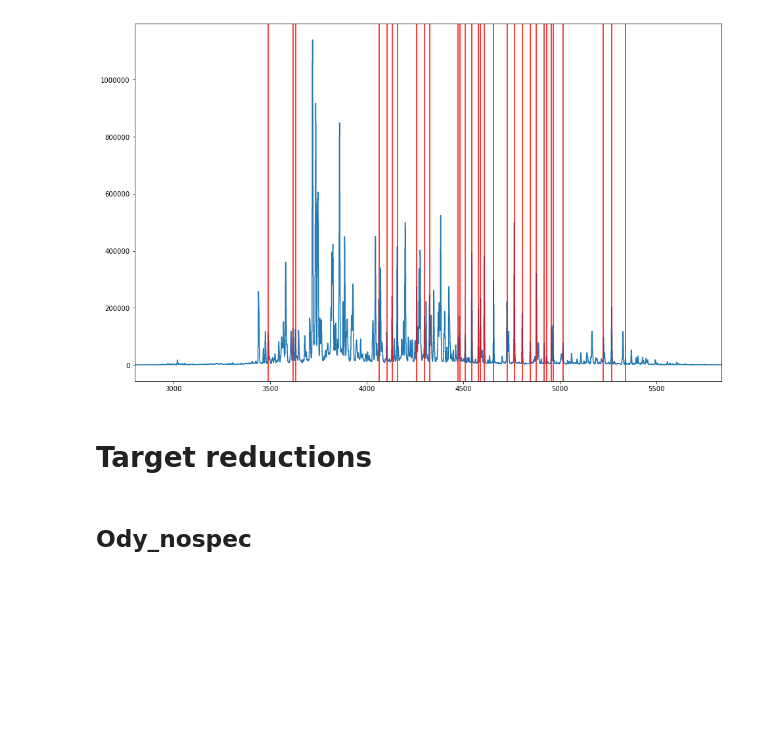
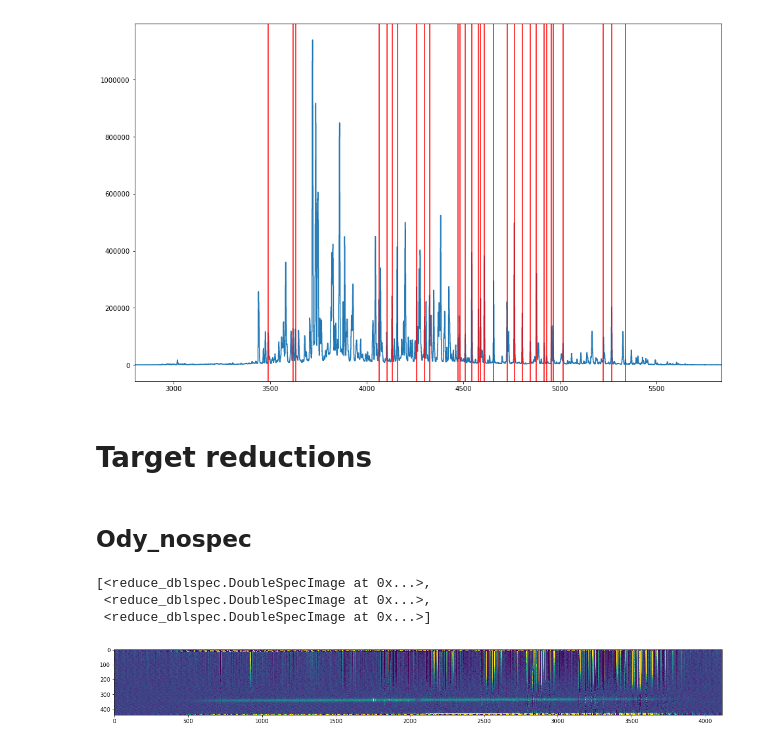
Before and after one commit to deerow22/data_reduction_scrap, a Jupyter notebook: my data reduction_scrap.ipynb, the cells around one changed output. Drawn from its saved outputs; the diff is of its cells as text; code cells hidden in the pictures; blank space fills up the shorter version.

```diff
--- a/my data reduction_scrap.ipynb
+++ b/my data reduction_scrap.ipynb
@@ -424 +429,42 @@ bspecs = [reduce_dblspec.DoubleSpecImage(fn).overscan_sub_and_trim().flatten(bnf
 bcomb = reduce_dblspec.combine_imgs(bspecs)
+# %%
+#exploring combine_imgs to see what its doing
+
+#bspecs is a list of the found 3 images with target name
+bspecs
+
+#what is unc in the module -- a parameter (data, unc, header, side)
+#bspecs[1].unc #uncertainities (std) by pixel
+#bspecs[1].data # array with image data
+
+#help(bspecs[1]) #tells all the parameters, methods for one Dbspec image file
+# %% [output]
+[<reduce_dblspec.DoubleSpecImage at 0x...>,
+ <reduce_dblspec.DoubleSpecImage at 0x...>,
+ <reduce_dblspec.DoubleSpecImage at 0x...>]
+# %%
+#Red side, reduce & combining
+
+#similar to blue cell above
+rspecs = [reduce_dblspec.DoubleSpecImage(fn).overscan_sub_and_trim().flatten(rnfl)
+          for fn in reduce_dblspec.find_all_obj('Ody_nospec','20170518/red*.fits')]
+rcomb = reduce_dblspec.combine_imgs(rspecs)
+# %%
+#sky subtraction from 2D image
+
+plt.figure(figsize=(20,10)) #setting up fig size
+#not sure how got these values tho..pixels? did look at image & guess?
+skyaps = [(280,310),(380,410)] #sky aperatures-part to subtract sky lines from in spatial direction
+#[lower bound pixel location, upper bound pixel location] = (edge of area of targets spectrum)
+
+#this part does sky subtraction from the 2D image of target data
+subimg, models = rcomb.subtract_sky(skyaps, skymodel=modeling.models.Linear1D(1,0))
+#sky model is one of the defined models in astropy.modeling package - 1D line (slope,intercept); if none then just subtracts mean
+#model is what it should look like so removes residuals(sky lines in this case b/c most noise gone in overscan)
+#model will fit along the row specified
+
+#plots the sky subtracted, overscanned, combined spectrum for target
+#want transpose=false (log=false is default) & must specify vmax/vmin--contrast
+subimg.show_image(transpose=False,vmax=40,vmin=-10);
+# %% [output]
+[figure, added]
```
Also changed, not shown: parts of 7 cells of this notebook.
